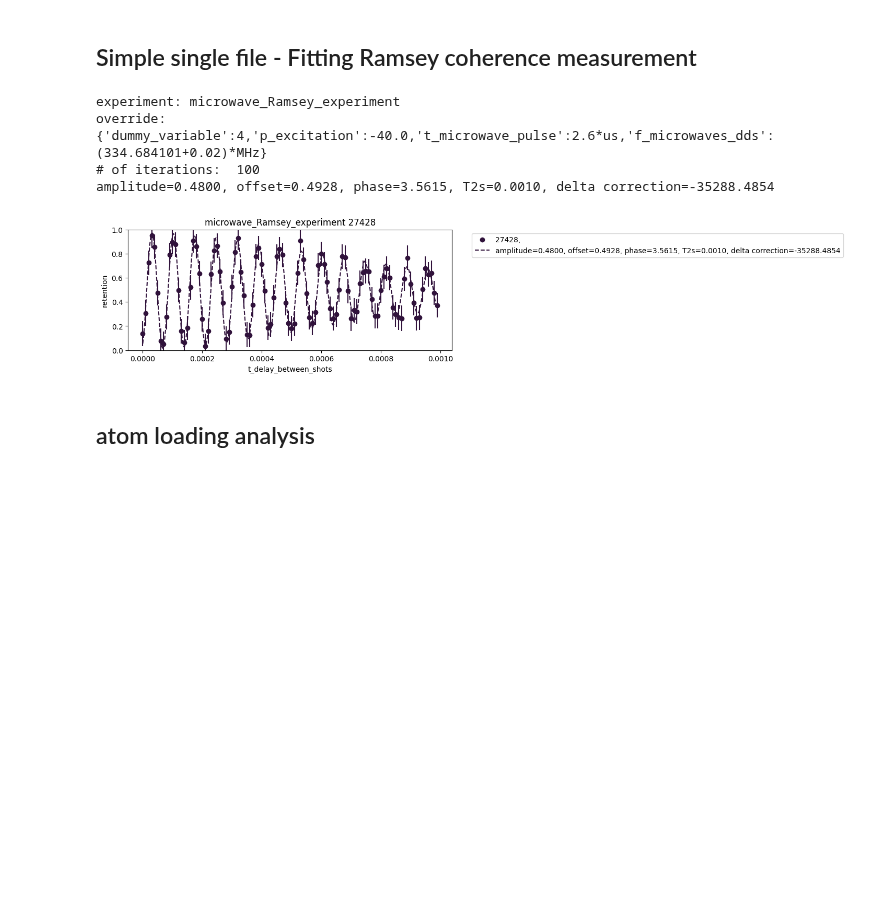
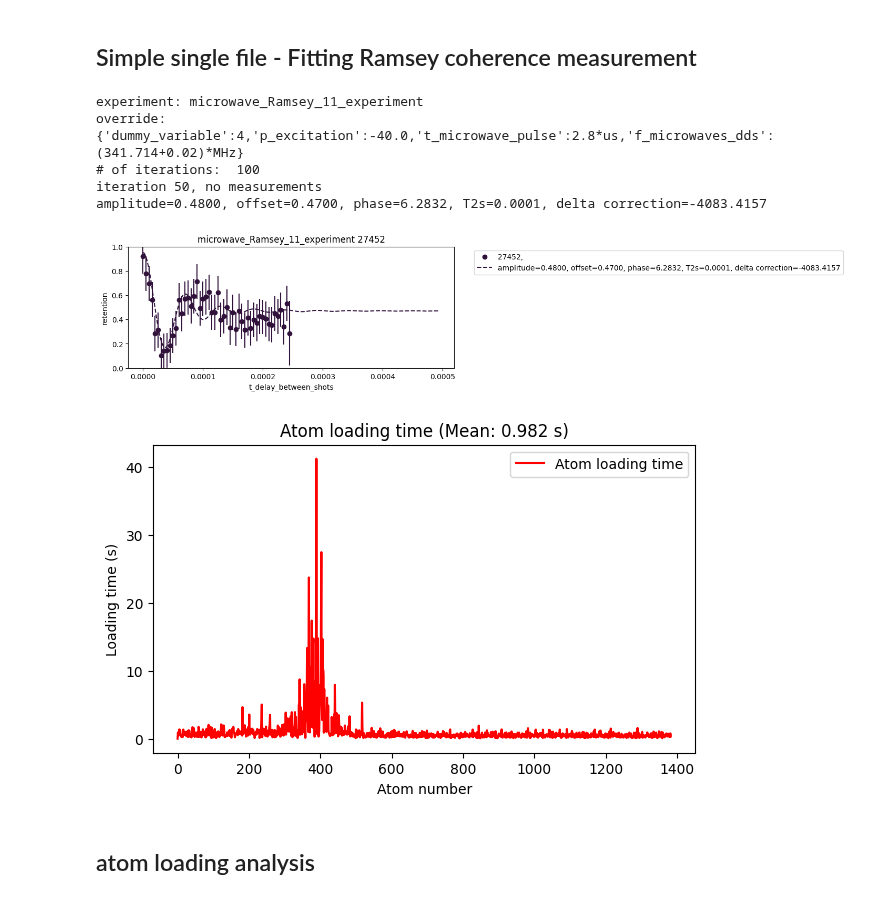
Before and after one commit to QuantumQuadrate/qn_artiq_routines, a Jupyter notebook: Analysis/Microwave analysis/Microwave_analysis_2025.ipynb, the cells around one changed output. Drawn from its saved outputs; the diff is of its cells as text; code cells hidden in the pictures; blank space fills up the shorter version.

```diff
--- a/Analysis/Microwave analysis/Microwave_analysis_2025.ipynb
+++ b/Analysis/Microwave analysis/Microwave_analysis_2025.ipynb
@@ -2,7 +2,7 @@
 # Mapping atom analysis
 Valid for experiments from 2025-04-30 until ...
 # %%
-date_filters = ["2025-06-11"]
+date_filters = ["2025-06-13"]
 
 from matplotlib import pyplot as plt
 import matplotlib as mpl
@@ -79,7 +65,7 @@ With fitting the resonance for microwave scans
 """
 ### the file(s) to analyze:
 file_indices = {
-    26:'',
+    33:'',
     # 46:'',
     # 48:''
 }
@@ -687,7 +673,7 @@ Ramsey decay analysis
 """
 
 file_indices = {
-    49: '',
+    0: '',
 #     32: '',
 #     34: '',
 #     36: '',
@@ -753,38 +739,52 @@ for idx, f_item in enumerate(file_indices.items()):
         # T_trap = 2.1e-3
         # kB_over_hbar = 1.31e11
         # delta_0 = eta* kB_over_hbar * T_trap
 
         # delta_synth = 2*np.pi*20*1e3
         # delta_B = 2*np.pi*1*1e3
 
         delta_MW = 2*np.pi*20e3
 
         p0 = [0.49, 0.49, 2.8, 0.01, -35e3]  # guess: [A, offset, phase, T2s, delta_correction]
-        bounds = ([0.48, 0.47, 0, 0.1e-3, -40e3], [0.5, 0.5, 2 * np.pi, 10e-3, 30e3])
+        bounds = ([0.48, 0.47, 0, 0.1e-4, -40e3], [0.5, 0.5, 2 * np.pi, 10e-3, 30e3])
         model = lambda x, A, offset, phase, T2s, delta_correction: offset + A * (1+0.95*(x/T2s)**2)**(-3/2)*np.cos((delta_MW+delta_correction)*x - 3*np.arctan(0.97*x/T2s)+phase)
         params = ['amplitude', 'offset', 'phase', 'T2s', 'delta correction']
 
         popt, _ = curve_fit(f=model, xdata=scan_sequence1, ydata=retention, p0=p0, bounds=bounds)
         fit_str = ", ".join(f"{p}={v:.4f}" for p, v in zip(params, popt))
         print(fit_str)
 
         hi_res_x = np.linspace(scan_sequence1[0], scan_sequence1[-1], 10 * len(scan_sequence1))
         hi_res_x_xform = xsteps_xform(hi_res_x)
         ax_ret.plot(hi_res_x_xform, model(hi_res_x, *popt), linestyle='--', color=ret_cmap(idx / len(file_indices)), label=fit_str)
 
     ax_ret.set_xlabel(xlabel)
     ax_ret.set_ylabel("retention")
     ax_ret.set_title(experiment_function + ' ' + str(rid))
     ax_ret.legend(bbox_to_anchor=(1.05, 1), loc='upper left')
 
 plt.show()
 fig_ret.savefig("Ramsey.pdf", bbox_inches='tight')
+
+
+#### Plot Atom_loading_time
+mean_loading_time = np.mean(Atom_loading_time)
+plt.figure(figsize=(7, 4))
+plt.plot(Atom_loading_time, 'r-', label='Atom loading time')
+plt.xlabel("Atom number")
+plt.ylabel("Loading time (s)")
+plt.title(f"Atom loading time (Mean: {mean_loading_time:.3f} s)")
+# plt.title(f"Combined Atom Loading Time for All Files")
+plt.legend(loc='best')
+plt.show()
 # %% [output]
-experiment: microwave_Ramsey_experiment
-override: {'dummy_variable':4,'p_excitation':-40.0,'t_microwave_pulse':2.6*us,'f_microwaves_dds':(334.684101+0.02)*MHz}
+experiment: microwave_Ramsey_11_experiment
+override: {'dummy_variable':4,'p_excitation':-40.0,'t_microwave_pulse':2.8*us,'f_microwaves_dds':(341.714+0.02)*MHz}
 # of iterations:  100
-amplitude=0.4800, offset=0.4928, phase=3.5615, T2s=0.0010, delta correction=-35288.4854
+iteration 50, no measurements
+amplitude=0.4800, offset=0.4700, phase=6.2832, T2s=0.0001, delta correction=-4083.4157
-[figure, old version]
+[figure, new version]
+[figure, added]
 # %% [markdown]
 ## atom loading analysis
 # %%
```
Also changed, not shown: parts of 2 cells of this notebook, 4 other files.
